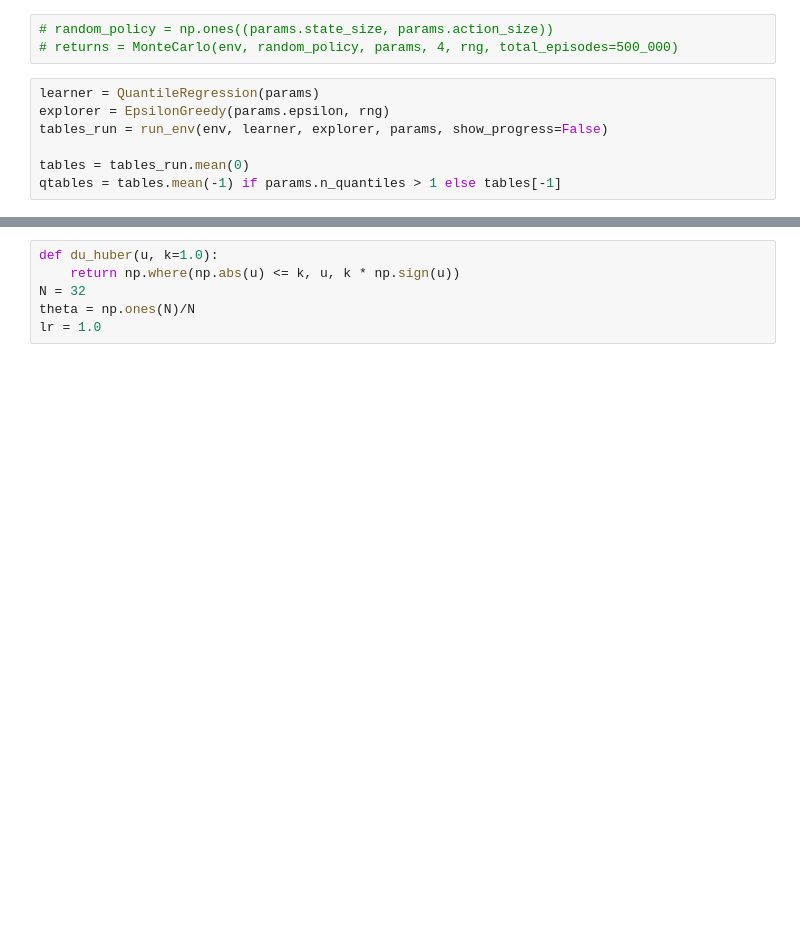
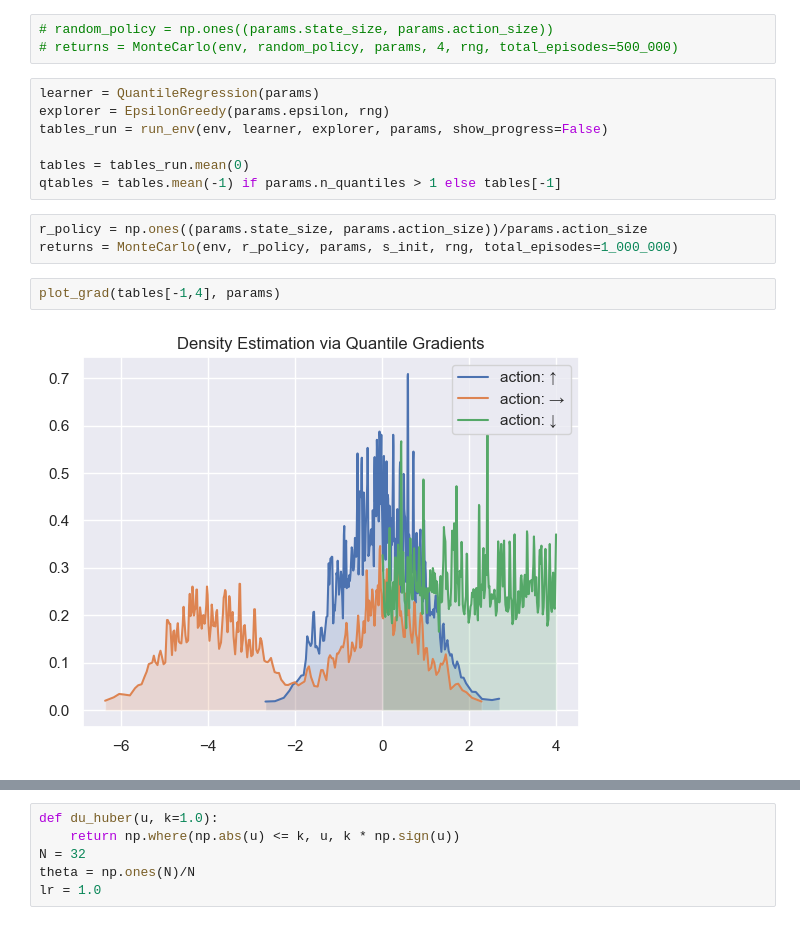
Before and after one commit to AlecHero/QuantileRegressionProject, a Jupyter notebook: tabular qr simple.ipynb, the cells around one changed output, grey strips where cells are left out. Drawn from its saved outputs; the diff is of its cells as text; blank space fills up the shorter version.

```diff
--- a/tabular qr simple.ipynb
+++ b/tabular qr simple.ipynb
@@ -58,3 +58,10 @@ tables_run = run_env(env, learner, explorer, params, show_progress=False)
 
 tables = tables_run.mean(0)
 qtables = tables.mean(-1) if params.n_quantiles > 1 else tables[-1]
+# %%
+r_policy = np.ones((params.state_size, params.action_size))/params.action_size
+returns = MonteCarlo(env, r_policy, params, s_init, rng, total_episodes=1_000_000)
+# %%
+plot_grad(tables[-1,4], params)
+# %% [output]
+[figure, added]
```
Also changed, not shown: parts of 9 cells of this notebook, 8 other files.
